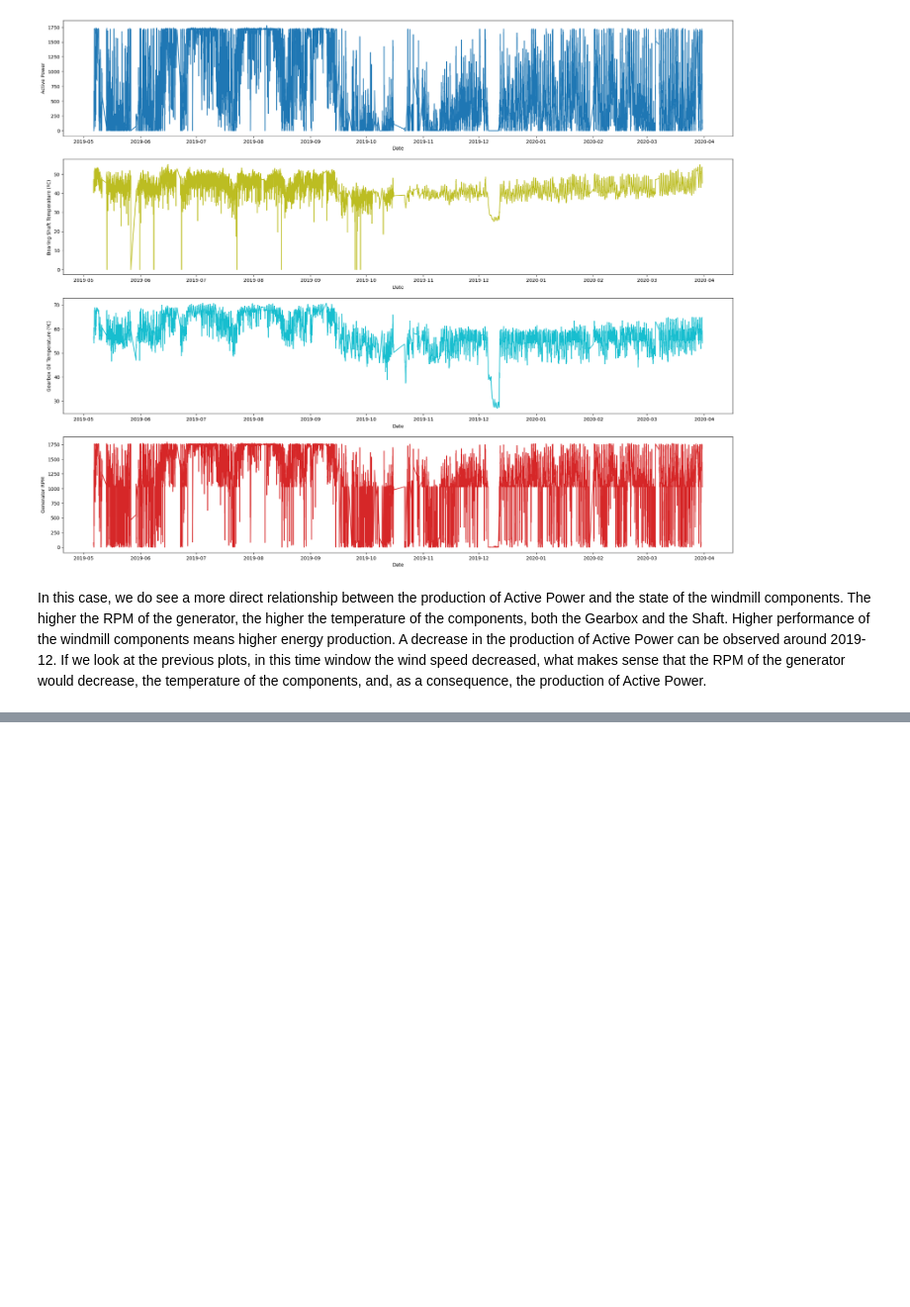
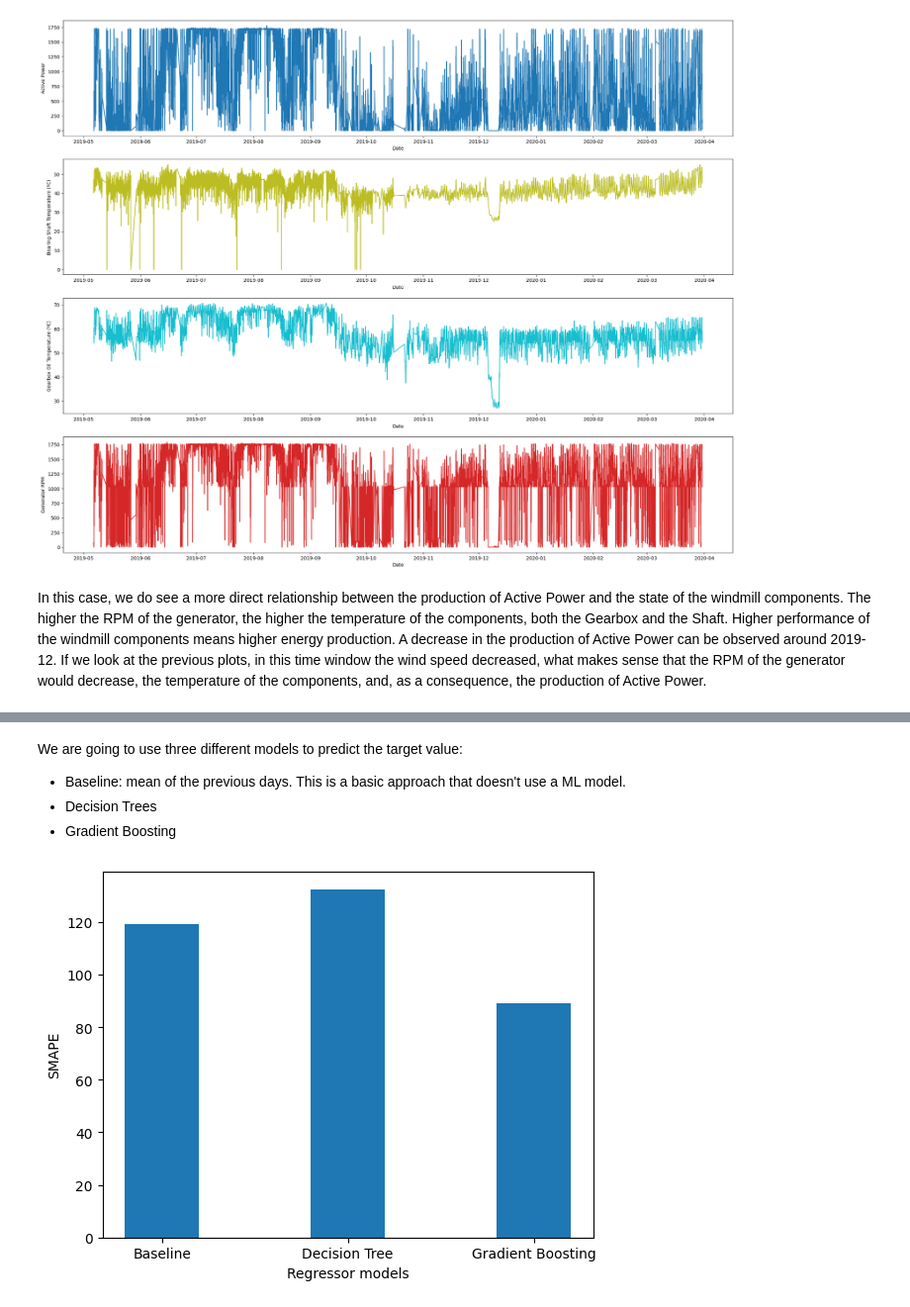
Before and after one commit to acrulopez/data-mining-UPM, a Jupyter notebook: Project.ipynb, the cells around one changed output, grey strips where cells are left out. Shown at 99% size. Drawn from its saved outputs; the diff is of its cells as text; code cells hidden in the pictures; blank space fills up the shorter version.

Commit message:
first predictions

```diff
--- a/Project.ipynb
+++ b/Project.ipynb
@@ -280,0 +305,45 @@ In this case, we do see a more direct relationship between the production of Act
+# %%
+from sklearn.model_selection import train_test_split
+
+X = new_df.iloc[:,-5:]
+y = new_df['ActivePower']
+
+X_train, X_test, y_train, y_test = train_test_split(X, y, test_size=0.3, random_state=42, shuffle=False)
+# %% [markdown]
+We are going to use three different models to predict the target value:
+- Baseline: mean of the previous days. This is a basic approach that doesn't use a ML model.
+- Decision Trees
+- Gradient Boosting
+# %%
+baseline_pred = X_test.mean(axis=1)
+# %%
+from sklearn.tree import DecisionTreeRegressor
+
+dt_reg_5 = DecisionTreeRegressor(random_state=42)
+dt_reg_5.fit(X_train, y_train)
+dt_reg_5_pred = dt_reg_5.predict(X_test)
+# %%
+from sklearn.ensemble import GradientBoostingRegressor
+
+gbr_5 = GradientBoostingRegressor(random_state=42)
+gbr_5.fit(X_train, y_train.ravel())
+gbr_5_pred = gbr_5.predict(X_test)
+# %%
+from sklearn.metrics import mean_absolute_error
+
+baseline_mape = mean_absolute_error(y_test, baseline_pred)
+dt_5_mape = mean_absolute_error(y_test, dt_reg_5_pred)
+gbr_5_mape = mean_absolute_error(y_test, gbr_5_pred)
+# Generate the bar plot
+fig, ax = plt.subplots()
+
+x = ['Baseline', 'Decision Tree', 'Gradient Boosting']
+y = [baseline_mape, dt_5_mape, gbr_5_mape]
+
+ax.bar(x, y, width=0.4)
+ax.set_xlabel('Regressor models')
+ax.set_ylabel('SMAPE')
+
+plt.show()
+# %% [output]
+[figure, added]
```
Also changed, not shown: parts of 7 cells of this notebook.
